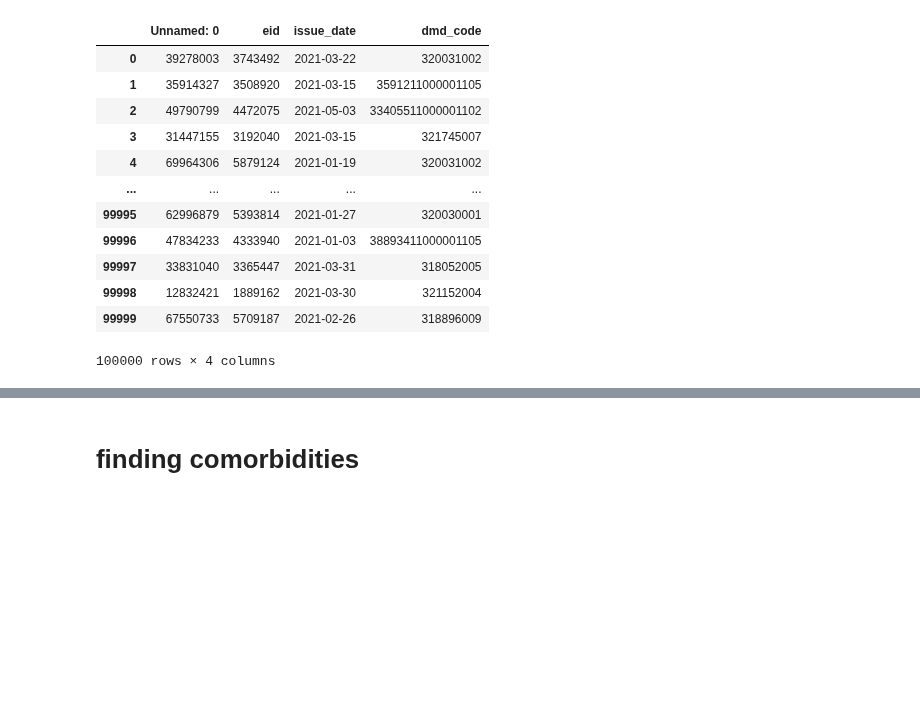
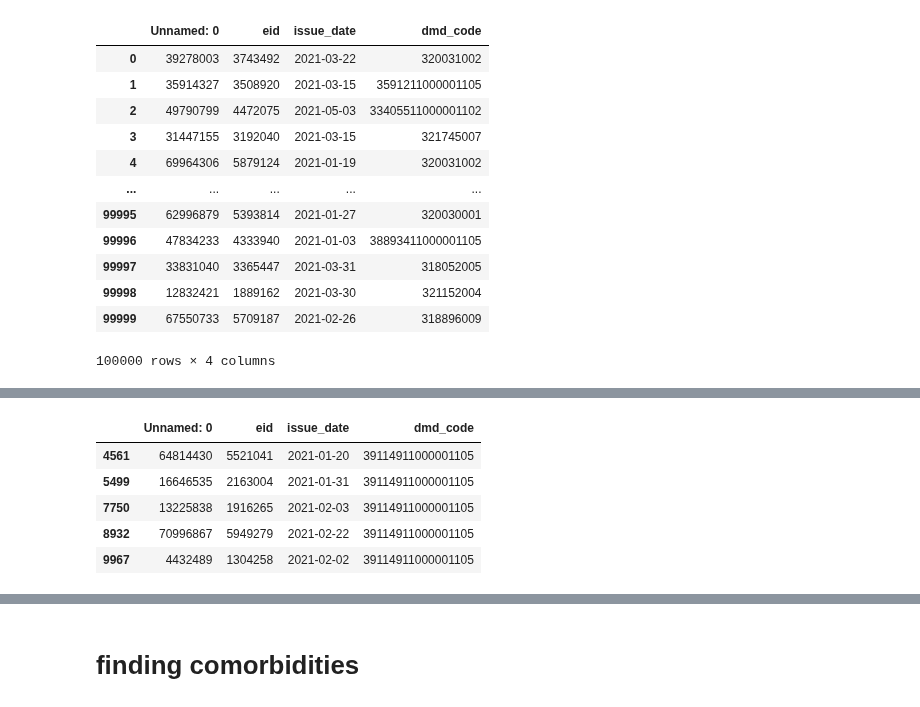
Before and after one commit to MonicaMueller/big-data-final-project, a Jupyter notebook: Project_vaccine_comorbidities.ipynb, the cells around one changed output, grey strips where cells are left out. Saved outputs shown, nothing was run; the diff lists cells and outputs as text; code cells hidden in the pictures; blank space fills up the shorter version.

```diff
--- a/Project_vaccine_comorbidities.ipynb
+++ b/Project_vaccine_comorbidities.ipynb
@@ -103,0 +144,10 @@ scripts
+# %%
+mask_PF = scripts['dmd_code']== 39114911000001105
+scripts[mask_PF].head()
+# %% [output]
+|  | Unnamed: 0 | eid | issue_date | dmd_code |
+| 4561 | 64814430 | 5521041 | 2021-01-20 | 39114911000001105 |
+| 5499 | 16646535 | 2163004 | 2021-01-31 | 39114911000001105 |
+| 7750 | 13225838 | 1916265 | 2021-02-03 | 39114911000001105 |
+| 8932 | 70996867 | 5949279 | 2021-02-22 | 39114911000001105 |
+| 9967 | 4432489 | 1304258 | 2021-02-02 | 39114911000001105 |
```
Also changed, not shown: parts of 45 cells of this notebook.
